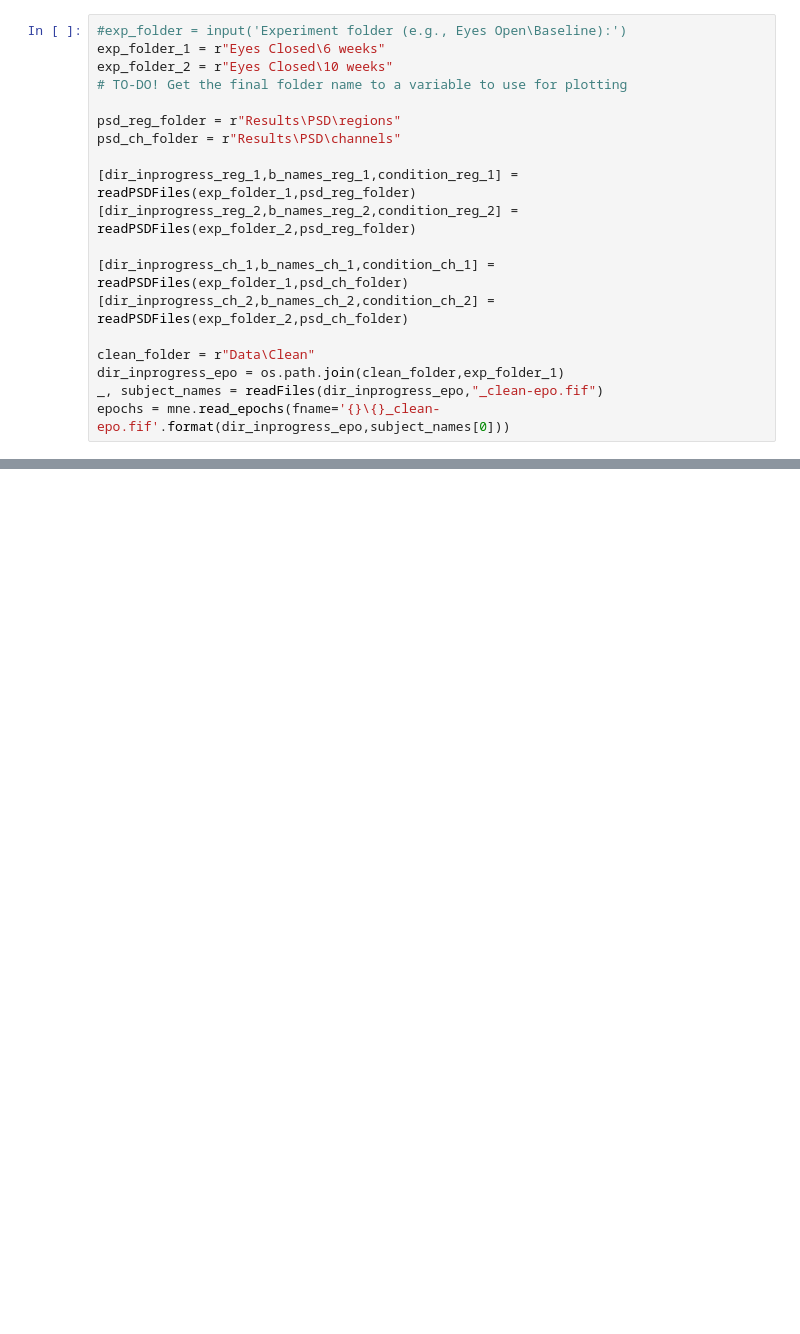
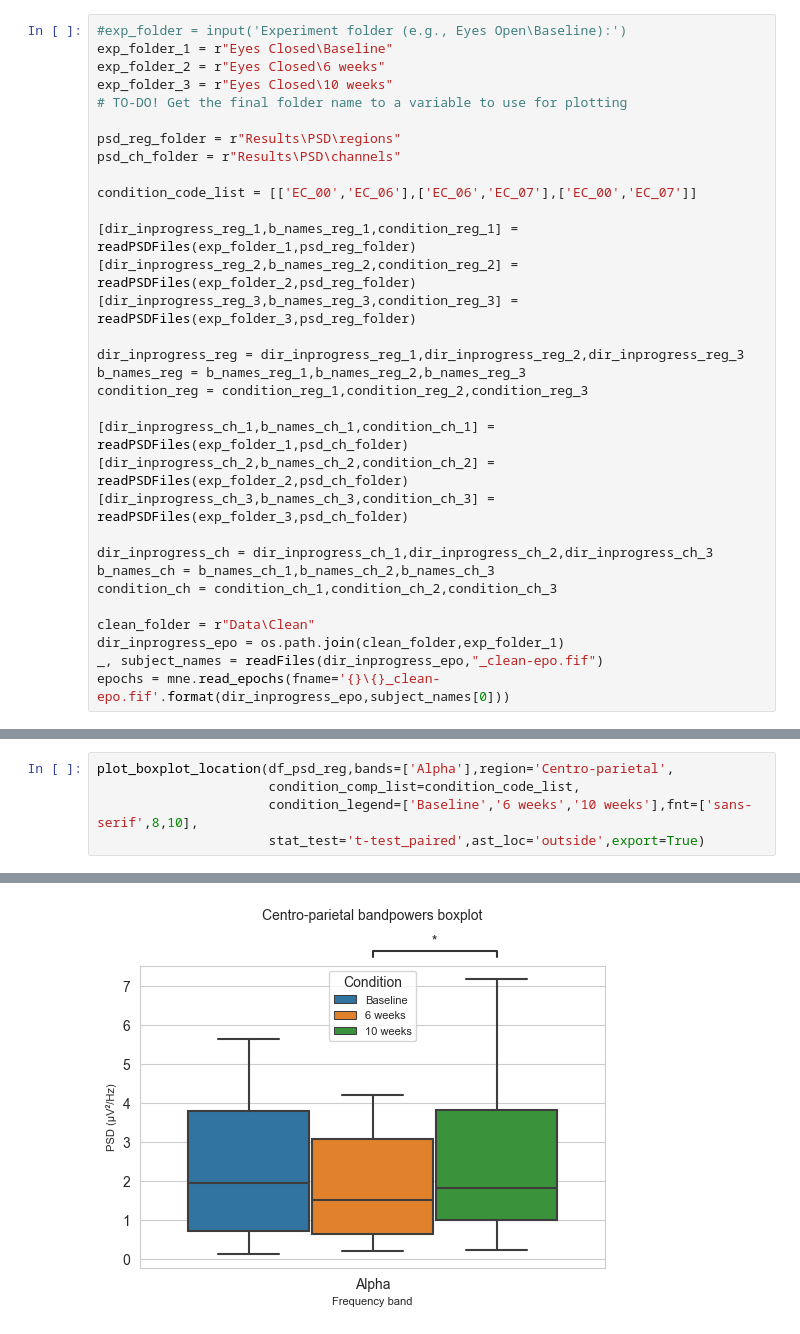
Before and after one commit to teanijarv/EEG-pyline, a Jupyter notebook: 04_datavisualisation.ipynb, the cells around one changed output, grey strips where cells are left out. Drawn from its saved outputs; the diff is of its cells as text; blank space fills up the shorter version.

```diff
--- a/04_datavisualisation.ipynb
+++ b/04_datavisualisation.ipynb
@@ -14,17 +15,30 @@ from statannotations.Annotator import Annotator
 # %%
 #exp_folder = input('Experiment folder (e.g., Eyes Open\Baseline):')
-exp_folder_1 = r"Eyes Closed\6 weeks"
-exp_folder_2 = r"Eyes Closed\10 weeks"
+exp_folder_1 = r"Eyes Closed\Baseline"
+exp_folder_2 = r"Eyes Closed\6 weeks"
+exp_folder_3 = r"Eyes Closed\10 weeks"
 # TO-DO! Get the final folder name to a variable to use for plotting
 
 psd_reg_folder = r"Results\PSD\regions"
 psd_ch_folder = r"Results\PSD\channels"
 
+condition_code_list = [['EC_00','EC_06'],['EC_06','EC_07'],['EC_00','EC_07']]
+
 [dir_inprogress_reg_1,b_names_reg_1,condition_reg_1] = readPSDFiles(exp_folder_1,psd_reg_folder)
 [dir_inprogress_reg_2,b_names_reg_2,condition_reg_2] = readPSDFiles(exp_folder_2,psd_reg_folder)
+[dir_inprogress_reg_3,b_names_reg_3,condition_reg_3] = readPSDFiles(exp_folder_3,psd_reg_folder)
+
+dir_inprogress_reg = dir_inprogress_reg_1,dir_inprogress_reg_2,dir_inprogress_reg_3
+b_names_reg = b_names_reg_1,b_names_reg_2,b_names_reg_3
+condition_reg = condition_reg_1,condition_reg_2,condition_reg_3
 
 [dir_inprogress_ch_1,b_names_ch_1,condition_ch_1] = readPSDFiles(exp_folder_1,psd_ch_folder)
 [dir_inprogress_ch_2,b_names_ch_2,condition_ch_2] = readPSDFiles(exp_folder_2,psd_ch_folder)
+[dir_inprogress_ch_3,b_names_ch_3,condition_ch_3] = readPSDFiles(exp_folder_3,psd_ch_folder)
+
+dir_inprogress_ch = dir_inprogress_ch_1,dir_inprogress_ch_2,dir_inprogress_ch_3
+b_names_ch = b_names_ch_1,b_names_ch_2,b_names_ch_3
+condition_ch = condition_ch_1,condition_ch_2,condition_ch_3
 
 clean_folder = r"Data\Clean"
 dir_inprogress_epo = os.path.join(clean_folder,exp_folder_1)
@@ -127,0 +136,6 @@ print(significant_ch)
+# %%
+plot_boxplot_location(df_psd_reg,bands=['Alpha'],region='Centro-parietal',
+                      condition_comp_list=condition_code_list,
+                      condition_legend=['Baseline','6 weeks','10 weeks'],fnt=['sans-serif',8,10],
+                      stat_test='t-test_paired',ast_loc='outside',export=True)
+# %% [output]
@@ -127,0 +154 @@ print(significant_ch)
+[figure, added]
```
Also changed, not shown: parts of 14 cells of this notebook, 2 other files.
